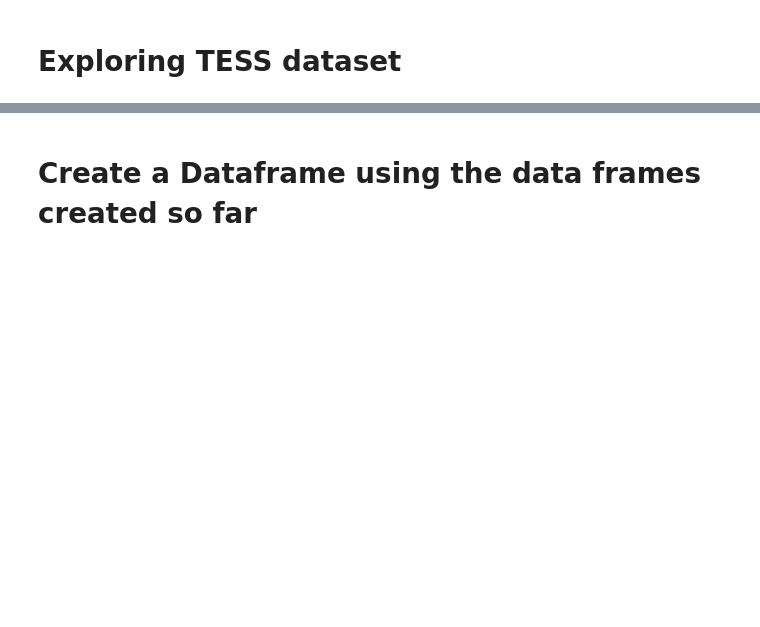
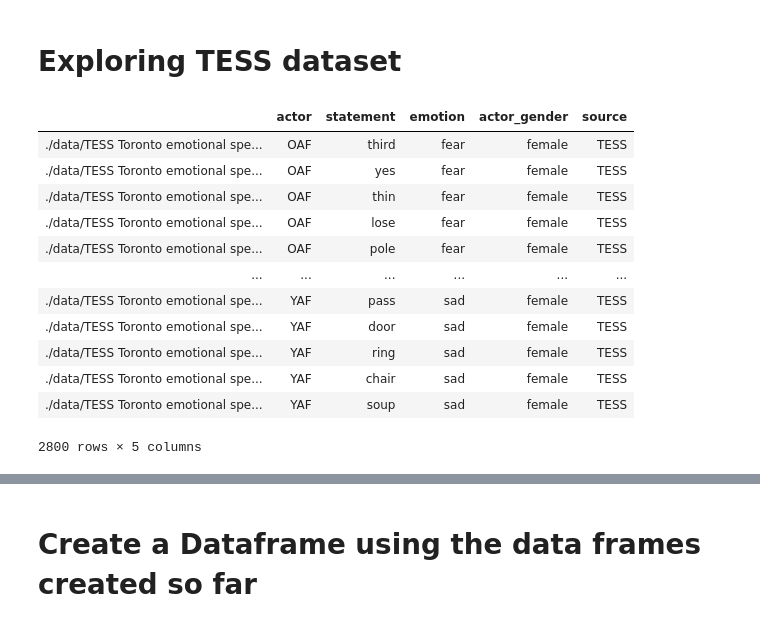
Before and after one commit to nlygar/bda_project, a Jupyter notebook: 01_Exploring_data.ipynb, the cells around one changed output, grey strips where cells are left out. Saved outputs shown, nothing was run; the diff lists cells and outputs as text; code cells hidden in the pictures; blank space fills up the shorter version.

```diff
--- a/01_Exploring_data.ipynb
+++ b/01_Exploring_data.ipynb
@@ -230,8 +287,23 @@ for actor in tess_directory_list:
 # %%
 tess_audio_dict = pd.DataFrame(tess_audio_dict).T
 tess_audio_dict.columns = ['actor','statement','emotion']
 tess_audio_dict['actor_gender'] = "female"
+tess_audio_dict['source']='TESS'
 tess_audio_dict
+# %% [output]
+|  | actor | statement | emotion | actor_gender | source |
+| ./data/TESS Toronto emotional spe... | OAF | third | fear | female | TESS |
+| ./data/TESS Toronto emotional spe... | OAF | yes | fear | female | TESS |
+| ./data/TESS Toronto emotional spe... | OAF | thin | fear | female | TESS |
+| ./data/TESS Toronto emotional spe... | OAF | lose | fear | female | TESS |
+| ./data/TESS Toronto emotional spe... | OAF | pole | fear | female | TESS |
+| ... | ... | ... | ... | ... | ... |
+| ./data/TESS Toronto emotional spe... | YAF | pass | sad | female | TESS |
+| ./data/TESS Toronto emotional spe... | YAF | door | sad | female | TESS |
+| ./data/TESS Toronto emotional spe... | YAF | ring | sad | female | TESS |
+| ./data/TESS Toronto emotional spe... | YAF | chair | sad | female | TESS |
+| ./data/TESS Toronto emotional spe... | YAF | soup | sad | female | TESS |
+2800 rows × 5 columns
 # %%
 # creating dictionary to  decipher the information in the files
 # plesent surprise will be labeled as suprised
```
Also changed, not shown: parts of 29 cells of this notebook, 3 other files.
